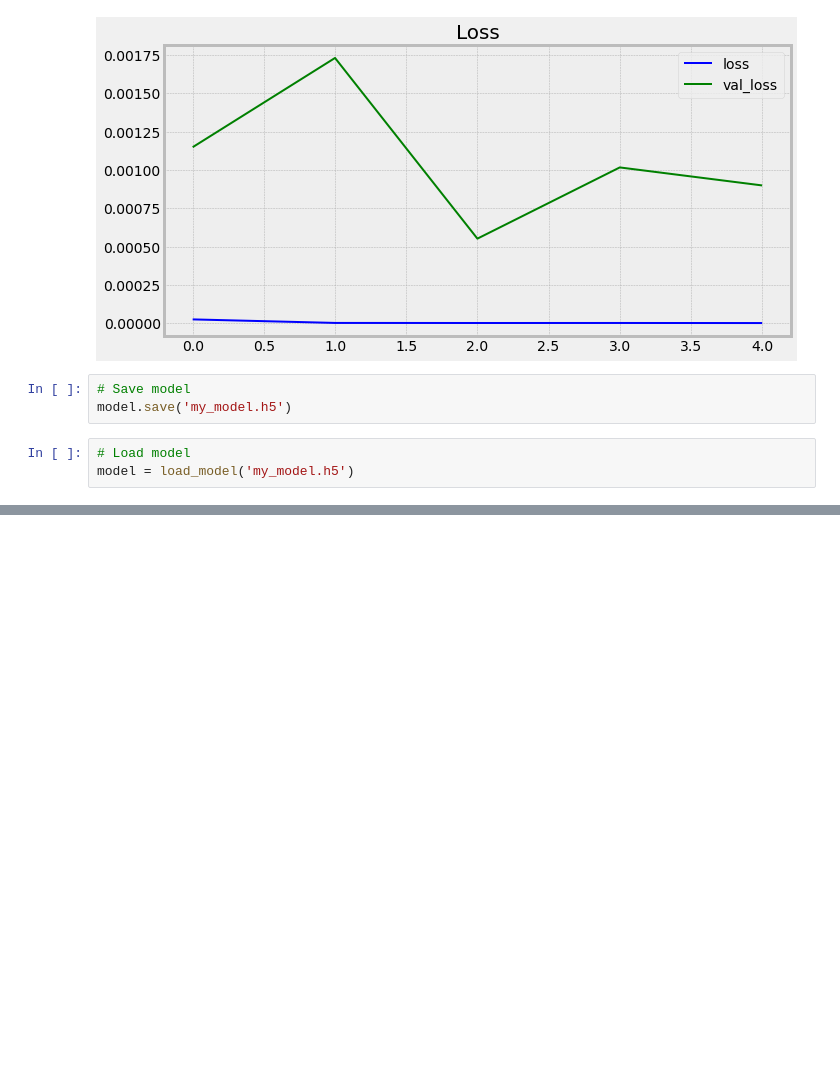
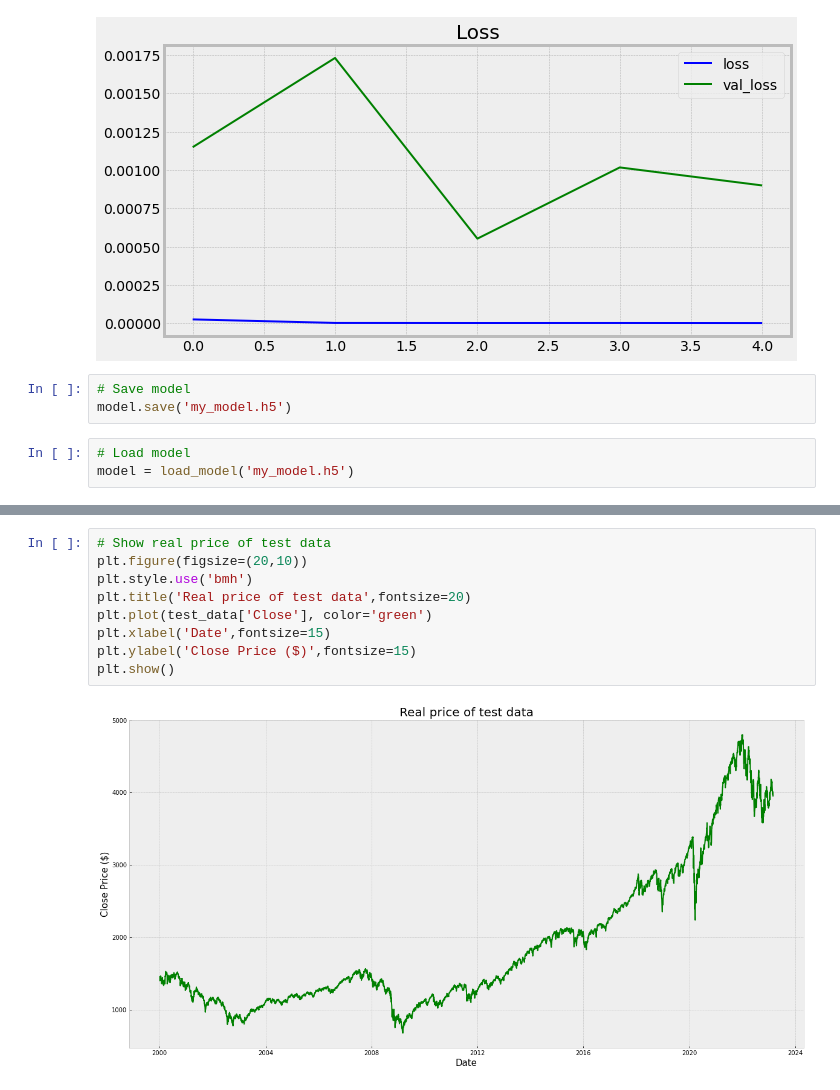
Before and after one commit to NervOUs11/Predict_S-P500, a Jupyter notebook: Code.ipynb, the cells around one changed output, grey strips where cells are left out. Drawn from its saved outputs; the diff is of its cells as text; blank space fills up the shorter version.

```diff
--- a/Code.ipynb
+++ b/Code.ipynb
@@ -144,0 +190,11 @@ model = load_model('my_model.h5')
+# %%
+# Show real price of test data
+plt.figure(figsize=(20,10))
+plt.style.use('bmh')
+plt.title('Real price of test data',fontsize=20)
+plt.plot(test_data['Close'], color='green')
+plt.xlabel('Date',fontsize=15)
+plt.ylabel('Close Price ($)',fontsize=15)
+plt.show()
+# %% [output]
+[figure, added]
```
Also changed, not shown: parts of 7 cells of this notebook.
